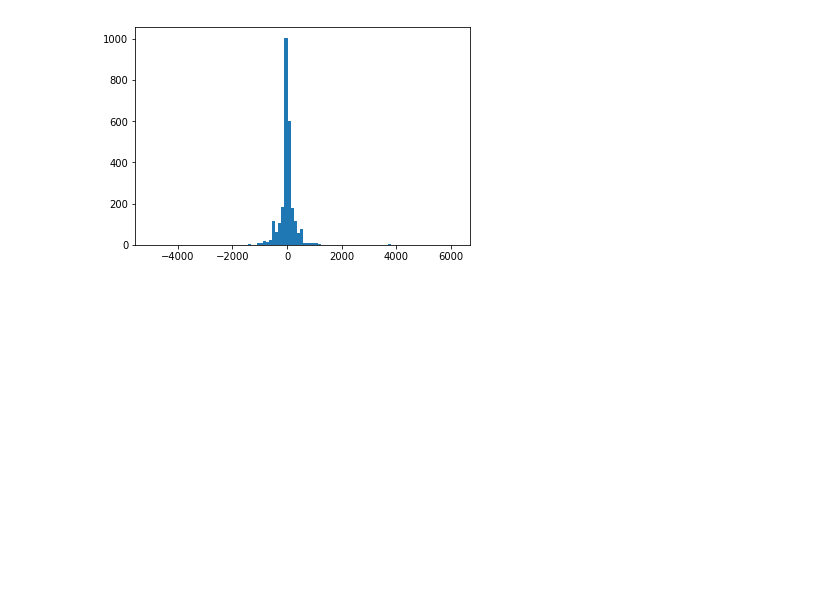
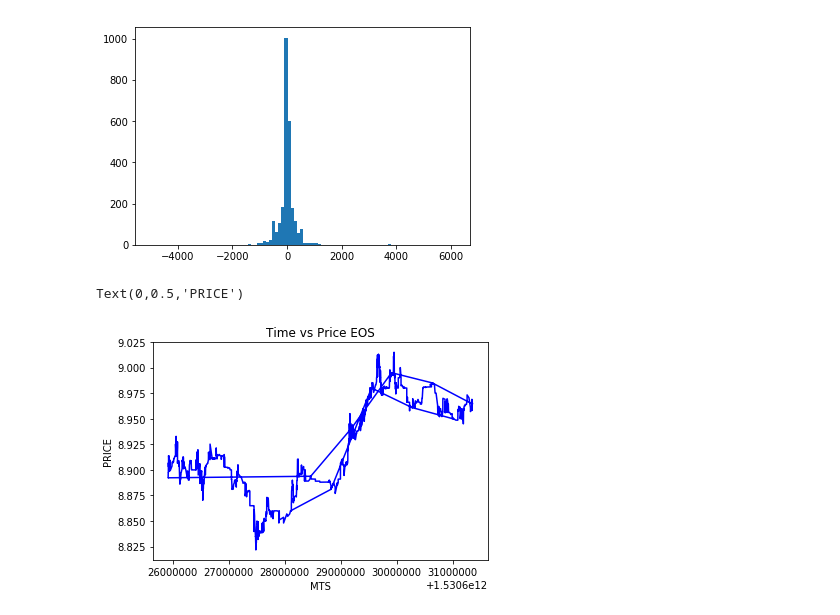
Before and after one commit to shreyasingh1/Crypto-TimeSeries-Analysis, a Jupyter notebook: pt 2 eos.ipynb, the cells around one changed output. Saved outputs shown, nothing was run; the diff lists cells and outputs as text; code cells hidden in the pictures; blank space fills up the shorter version.

Commit message:
updating graph of price vs time

```diff
--- a/pt 2 eos.ipynb
+++ b/pt 2 eos.ipynb
@@ -96,7 +96,10 @@ plt.hist(all_trades['AMOUNT'], bins=100)
  <a list of 100 Patch objects>)
 [figure]
 # %%
-plt.plot(all_trades['MTS'], all_trades['T'], color="blue")
+plt.plot(all_trades['MTS'], all_trades['PRICE'], color="blue")
 plt.title("Time vs Price EOS")
 plt.xlabel("MTS")
-plt.ylabel("Amount")
+plt.ylabel("PRICE")
+# %% [output]
+Text(0,0.5,'PRICE')
+[figure, added]
```
